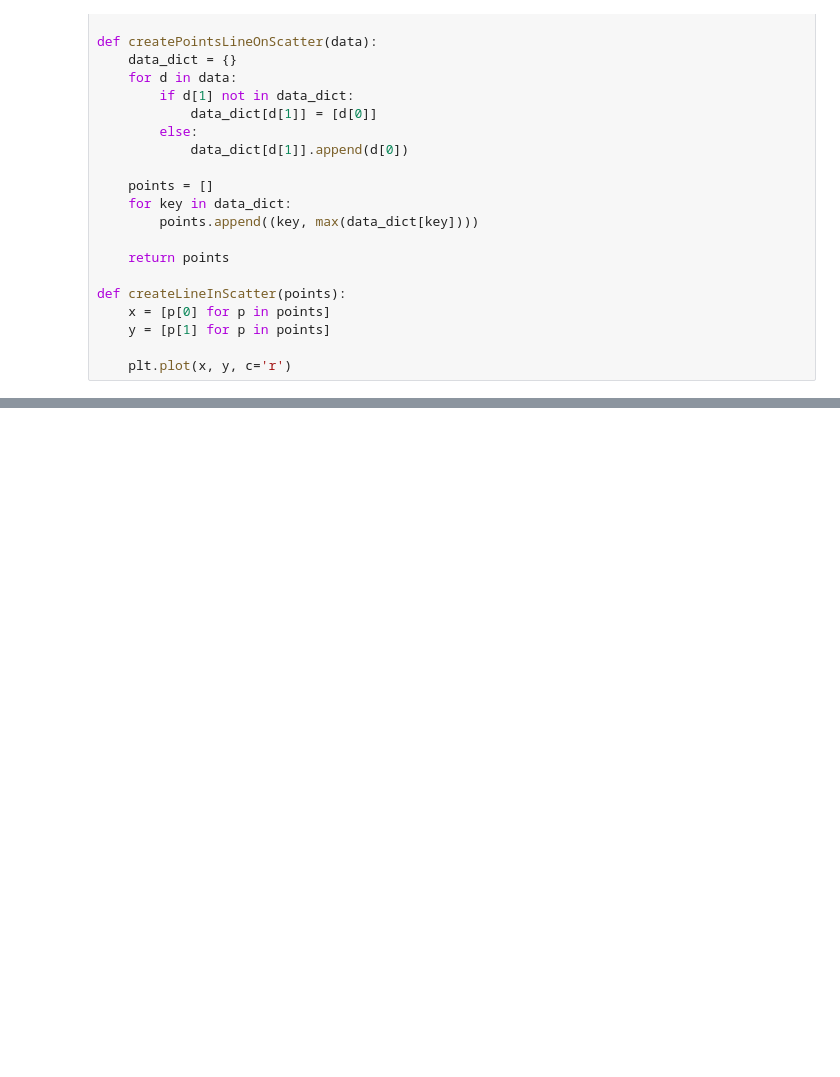
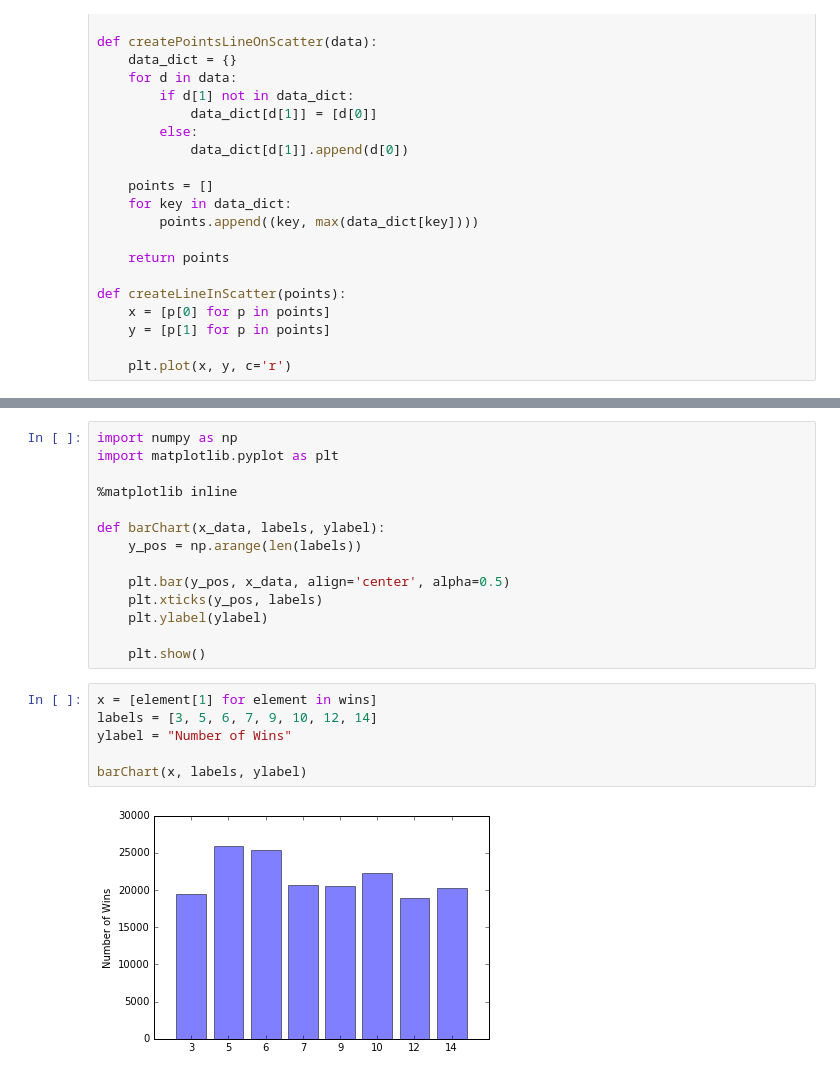
Before and after one commit to fernandomsilva/PokerHeuristics, a Jupyter notebook: Heuristic Visualization.ipynb, the cells around one changed output, grey strips where cells are left out. Saved outputs shown, nothing was run; the diff lists cells and outputs as text; blank space fills up the shorter version.

```diff
--- a/Heuristic Visualization.ipynb
+++ b/Heuristic Visualization.ipynb
@@ -70,0 +331,22 @@ scatterplot(x, y, data)
+# %%
+import numpy as np
+import matplotlib.pyplot as plt
+
+%matplotlib inline
+
+def barChart(x_data, labels, ylabel):
+    y_pos = np.arange(len(labels))
+
+    plt.bar(y_pos, x_data, align='center', alpha=0.5)
+    plt.xticks(y_pos, labels)
+    plt.ylabel(ylabel)
+
+    plt.show()
+# %%
+x = [element[1] for element in wins]
+labels = [3, 5, 6, 7, 9, 10, 12, 14]
+ylabel = "Number of Wins"
+
+barChart(x, labels, ylabel)
+# %% [output]
+[figure, added]
```
Also changed, not shown: parts of 9 cells of this notebook, 2 other files.
